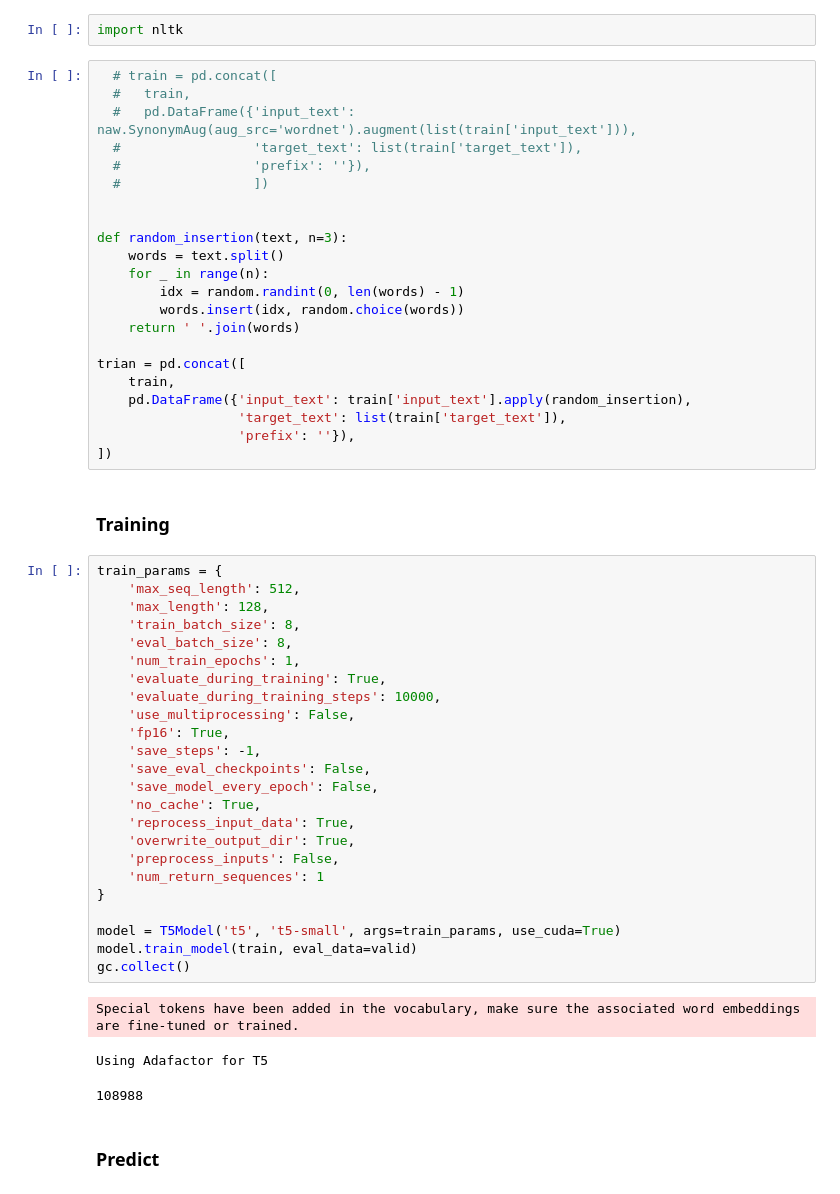
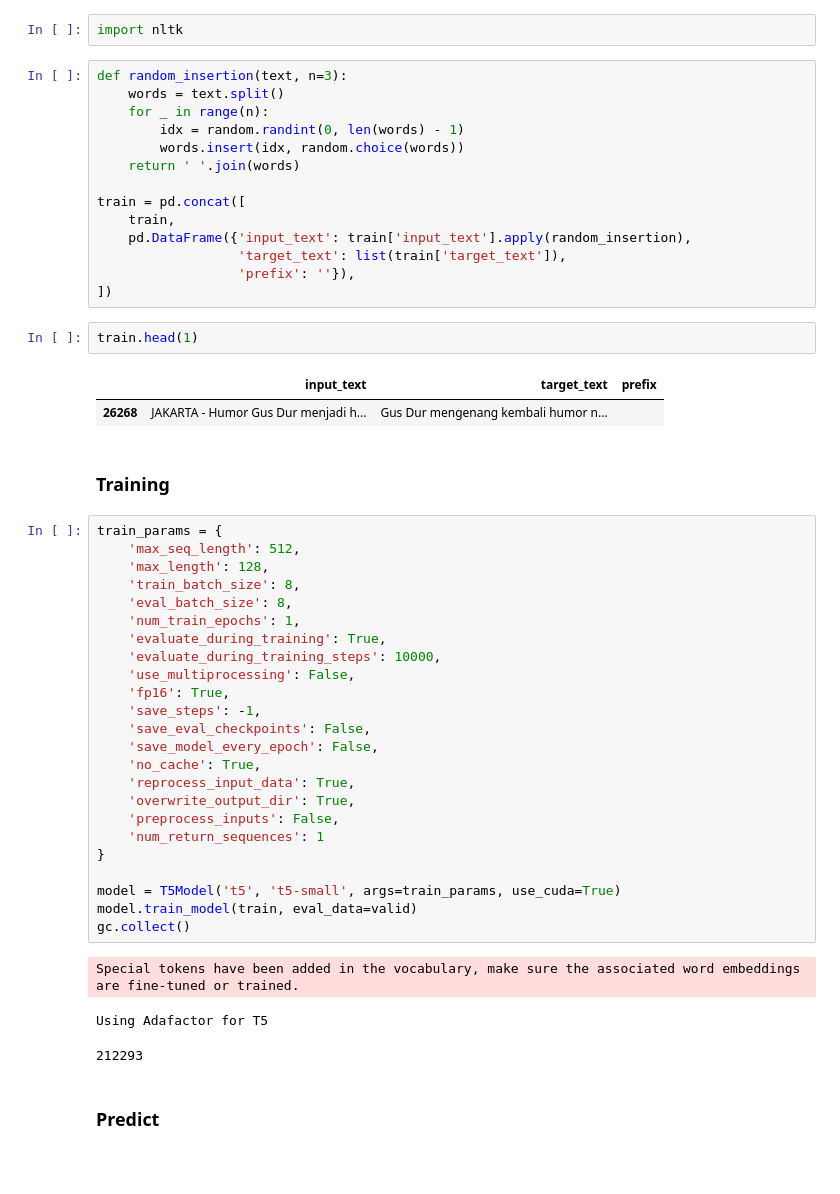
Before and after one commit to atharva0300/BE-8th-Semester, a Jupyter notebook: nlp_mini_project/text_summarization_with_simple_transformers_t5.ipynb, the cells around one changed output. Drawn from its saved outputs; the diff is of its cells as text; blank space fills up the shorter version.

```diff
--- a/nlp_mini_project/text_summarization_with_simple_transformers_t5.ipynb
+++ b/nlp_mini_project/text_summarization_with_simple_transformers_t5.ipynb
@@ -273,14 +246,6 @@ Required-by: textblob
 # %%
 import nltk
 # %%
-  # train = pd.concat([
-  #   train,
-  #   pd.DataFrame({'input_text': naw.SynonymAug(aug_src='wordnet').augment(list(train['input_text'])),
-  #                 'target_text': list(train['target_text']),
-  #                 'prefix': ''}),
-  #                 ])
-
-
 def random_insertion(text, n=3):
     words = text.split()
     for _ in range(n):
@@ -288,12 +253,17 @@ def random_insertion(text, n=3):
         words.insert(idx, random.choice(words))
     return ' '.join(words)
 
-trian = pd.concat([
+train = pd.concat([
     train,
     pd.DataFrame({'input_text': train['input_text'].apply(random_insertion),
                   'target_text': list(train['target_text']),
                   'prefix': ''}),
 ])
+# %%
+train.head(1)
+# %% [output]
+|  | input_text | target_text | prefix |
+| 26268 | JAKARTA - Humor Gus Dur menjadi h... | Gus Dur mengenang kembali humor n... |  |
 # %% [markdown]
 ### Training
 # %%
@@ -323,7 +293,7 @@ gc.collect()
 # %% [output]
 Special tokens have been added in the vocabulary, make sure the associated word embeddings are fine-tuned or trained.
 Using Adafactor for T5
-108988
+212293
 # %% [markdown]
 ### Predict
 # %%
```
Also changed, not shown: parts of 6 cells of this notebook.
